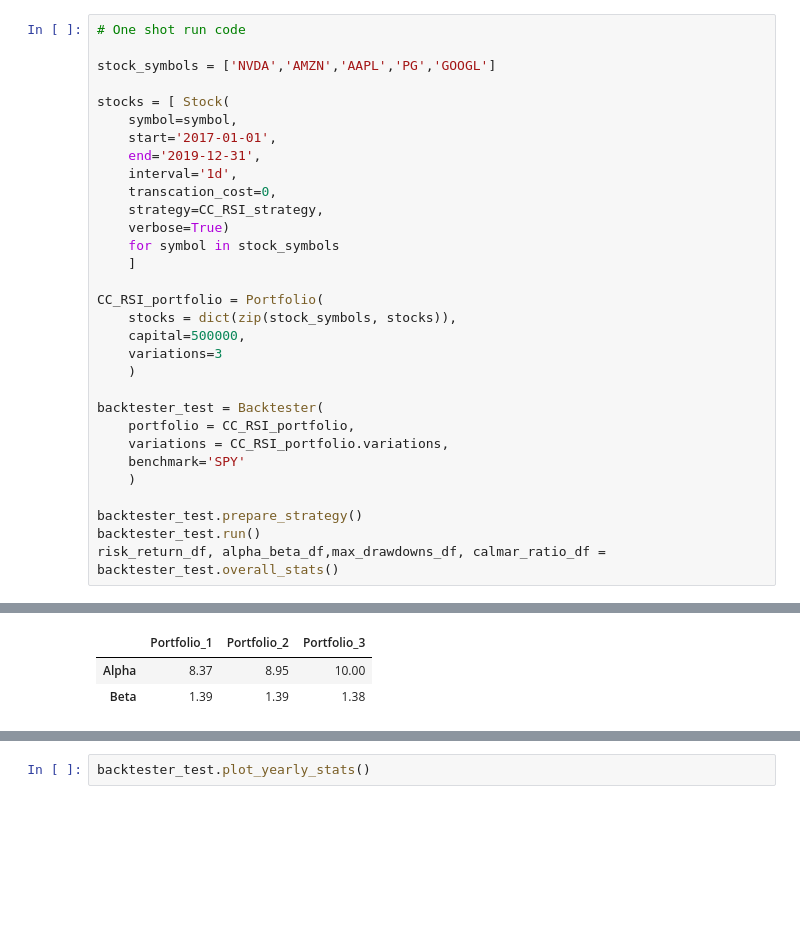
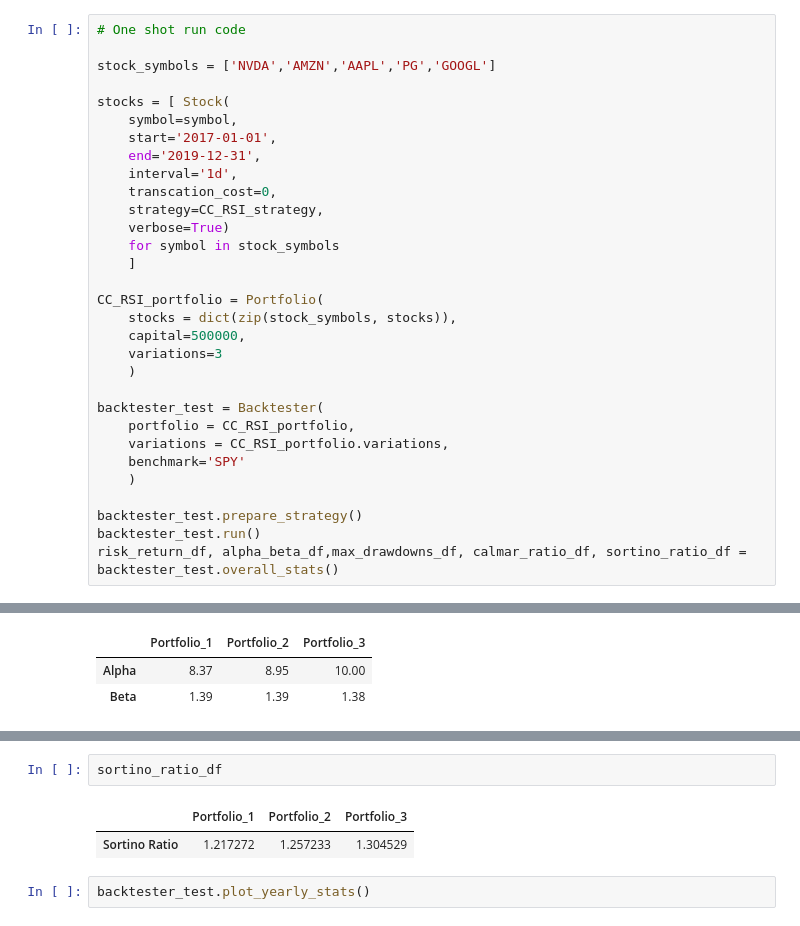
Before and after one commit to myonster/eventbasedbacktester, a Jupyter notebook: IS4226 - Final-Term Project/Group6_FinalTerm.ipynb, the cells around one changed output, grey strips where cells are left out. Drawn from its saved outputs; the diff is of its cells as text; blank space fills up the shorter version.

```diff
--- a/IS4226 - Final-Term Project/Group6_FinalTerm.ipynb
+++ b/IS4226 - Final-Term Project/Group6_FinalTerm.ipynb
@@ -984,7 +990,7 @@ backtester_test = Backtester(
 
 backtester_test.prepare_strategy()
 backtester_test.run()
-risk_return_df, alpha_beta_df,max_drawdowns_df, calmar_ratio_df = backtester_test.overall_stats()
+risk_return_df, alpha_beta_df,max_drawdowns_df, calmar_ratio_df, sortino_ratio_df = backtester_test.overall_stats()
 # %% [output]
 Stocks Data Consistent
 [*********************100%%**********************]  1 of 1 completed
@@ -1021,3 +1027,8 @@ calmar_ratio_df
+# %%
+sortino_ratio_df
+# %% [output]
+|  | Portfolio_1 | Portfolio_2 | Portfolio_3 |
+| Sortino Ratio | 1.217272 | 1.257233 | 1.304529 |
 # %%
 backtester_test.plot_yearly_stats()
 # %% [output]
```
Also changed, not shown: parts of 9 cells of this notebook.
